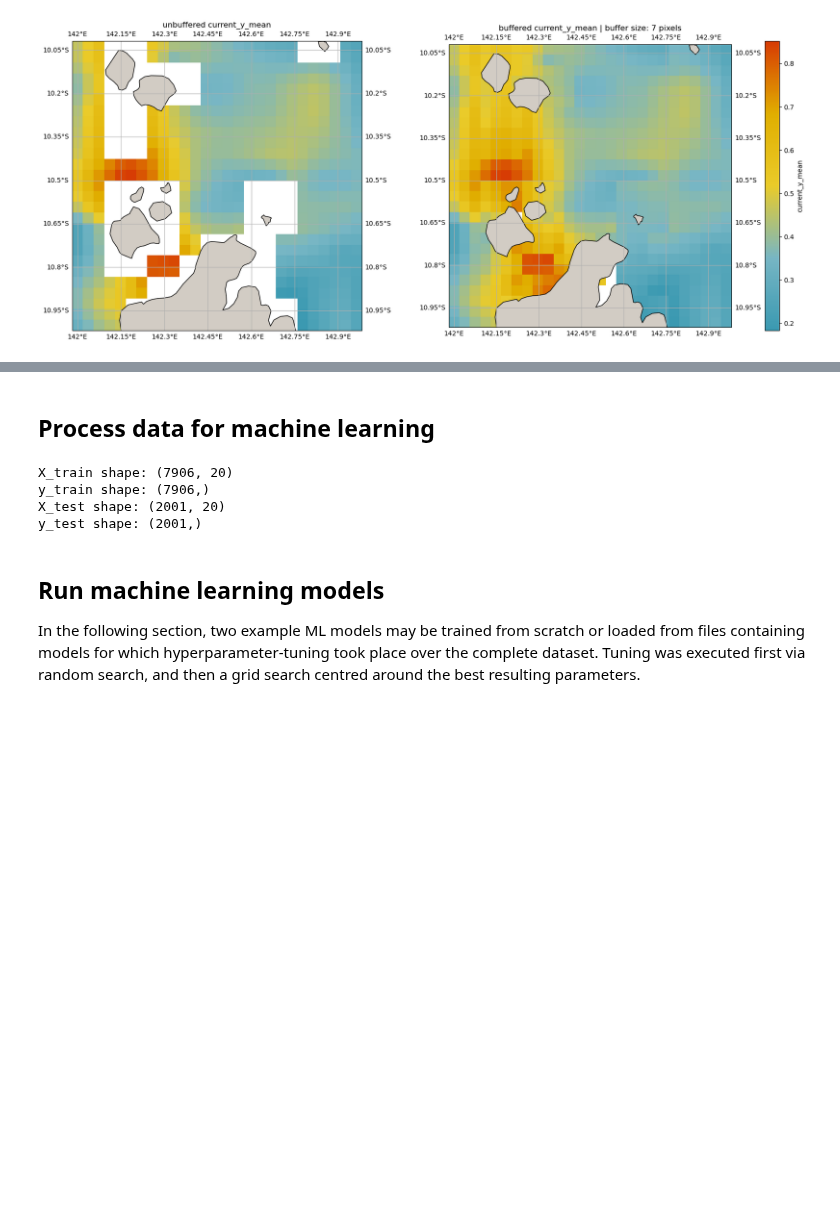
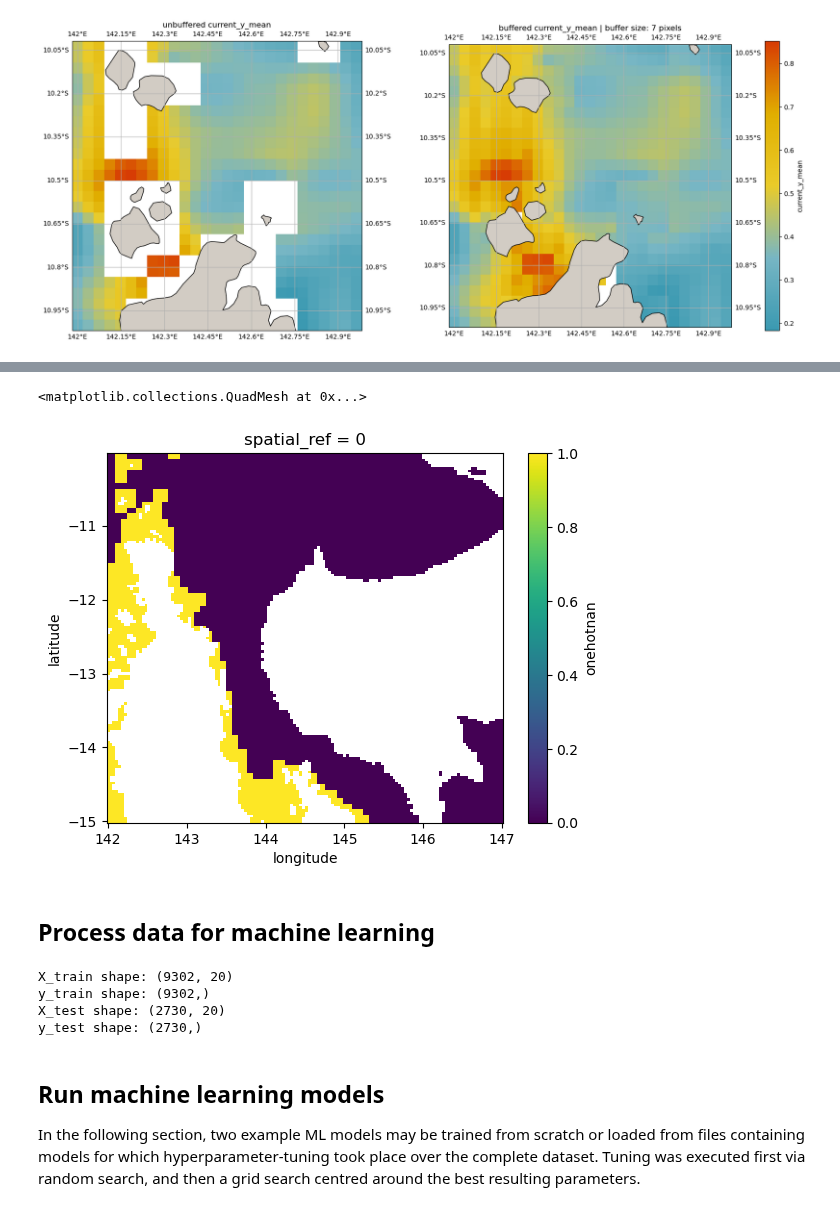
Before and after one commit to orlando-code/coralshift, a Jupyter notebook: notebooks/baseline_models.ipynb, the cells around one changed output, grey strips where cells are left out. Cells and saved outputs as stored; diff of their text form; code cells hidden in the pictures; blank space fills up the shorter version.

```diff
--- a/notebooks/baseline_models.ipynb
+++ b/notebooks/baseline_models.ipynb
@@ -105,3 +102,5 @@ _ = spatial_plots.plot_spatial(
     fax=(fig,axes[1]), title=f"buffered {variable} | buffer size: {buffer_size} pixels")
 # %% [output]
 [figure]
+# %%
+test = spatial_data.process_xa_d(X_train.drop(columns=["latitude", "longitude"]).to_xarray())
@@ -108,3 +130,8 @@ _ = spatial_plots.plot_spatial(
+# %%
+test["onehotnan"].plot()
+# %% [output]
+<matplotlib.collections.QuadMesh at 0x...>
+[figure, added]
 # %% [markdown]
 ## Process data for machine learning
 # %%
@@ -116,7 +143,7 @@ train_direction = "N"
 
 # generate train/test sets
 X_train, X_test, y_train, y_test, _, _ = baselines.spatial_split_train_test(
-    xa_dss=[couce_buffered],
+    xa_dss=[couce_xa],
     gt_label="gt",
     split_type=split_type,
     test_fraction=0.25,
@@ -128,10 +155,10 @@ print("y_train shape:", y_train.shape)
 print("X_test shape:", X_test.shape)
 print("y_test shape:", y_test.shape)
 # %% [output]
-X_train shape: (7906, 20)
-y_train shape: (7906,)
-X_test shape: (2001, 20)
-y_test shape: (2001,)
+X_train shape: (9302, 20)
+y_train shape: (9302,)
+X_test shape: (2730, 20)
+y_test shape: (2730,)
 # %% [markdown]
 ## Run machine learning models
 
```
Also changed, not shown: parts of 10 cells of this notebook, 4 other files.
